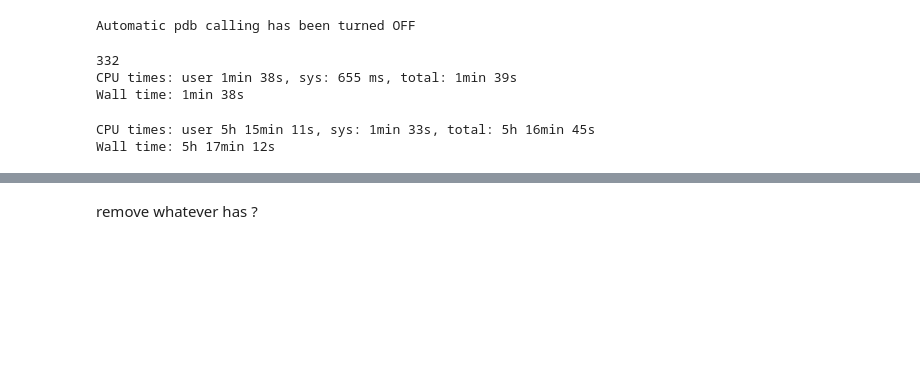
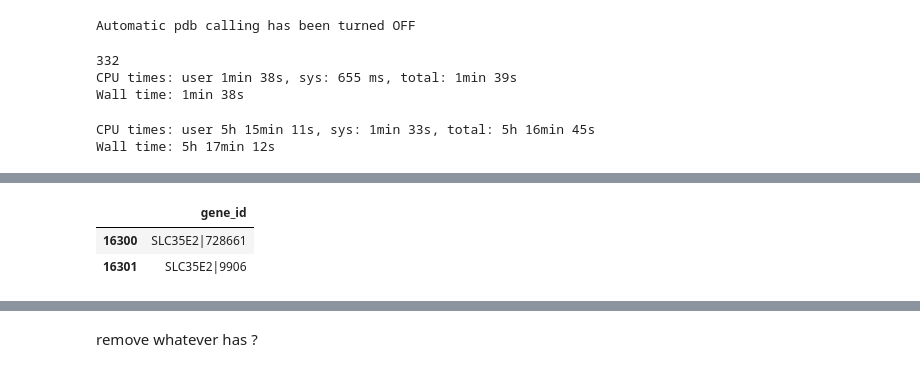
Before and after one commit to inodb/notebooks, a Jupyter notebook: stats/tcga/copy_number_regulation.ipynb, the cells around one changed output, grey strips where cells are left out. Cells and saved outputs as stored; diff of their text form; code cells hidden in the pictures; blank space fills up the shorter version.

```diff
--- a/stats/tcga/copy_number_regulation.ipynb
+++ b/stats/tcga/copy_number_regulation.ipynb
@@ -443,3 +443,10 @@ Wall time: 25.7 s
+# %%
+a = pd.DataFrame(exp.index)
+a [a.gene_id.str.startswith("SLC35E2")]
+# %% [output]
+|  | gene_id |
+| 16300 | SLC35E2|728661 |
+| 16301 | SLC35E2|9906 |
 # %%
 exp.head()
 # %% [output]
```
Also changed, not shown: parts of 11 cells of this notebook, 21 other files.
